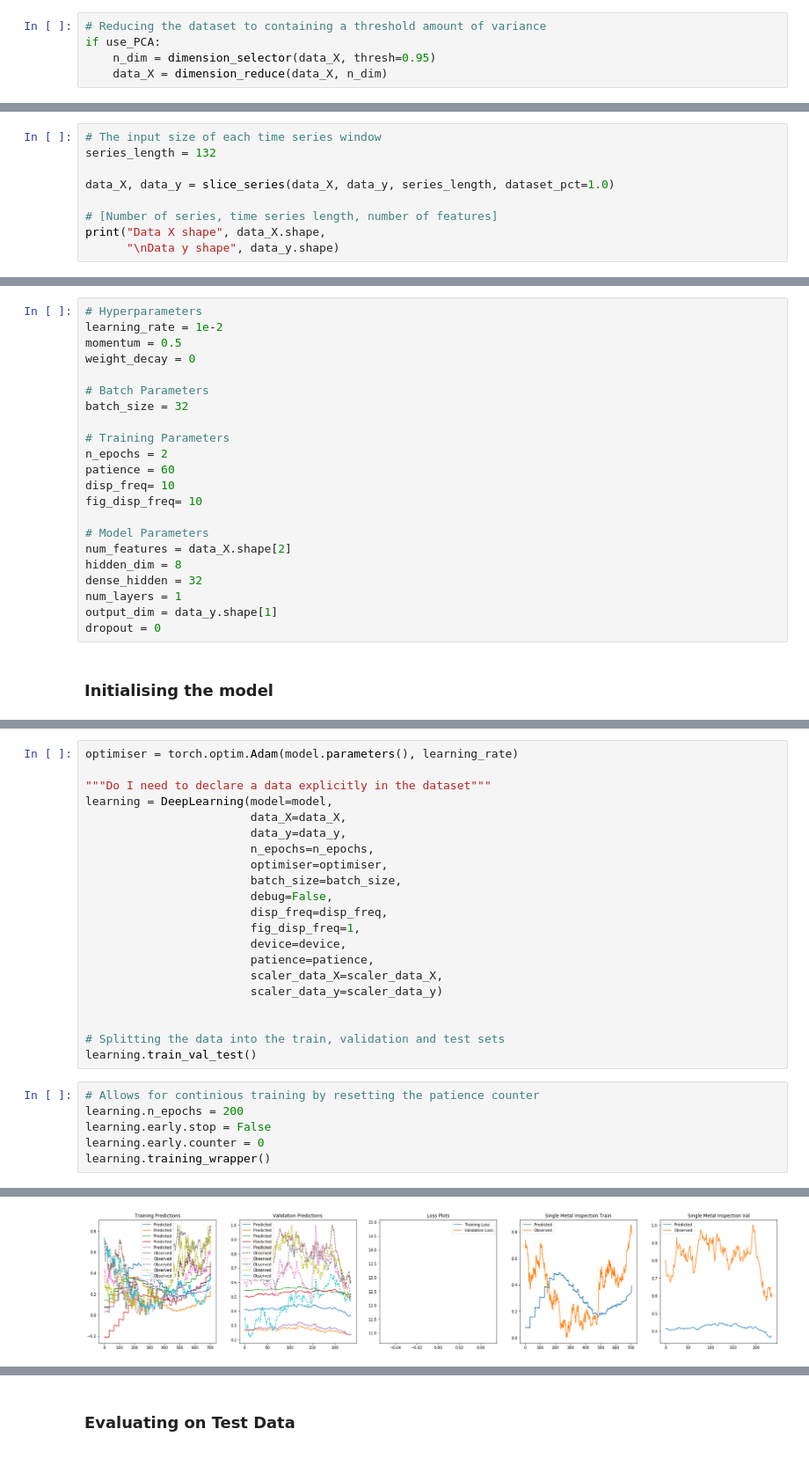
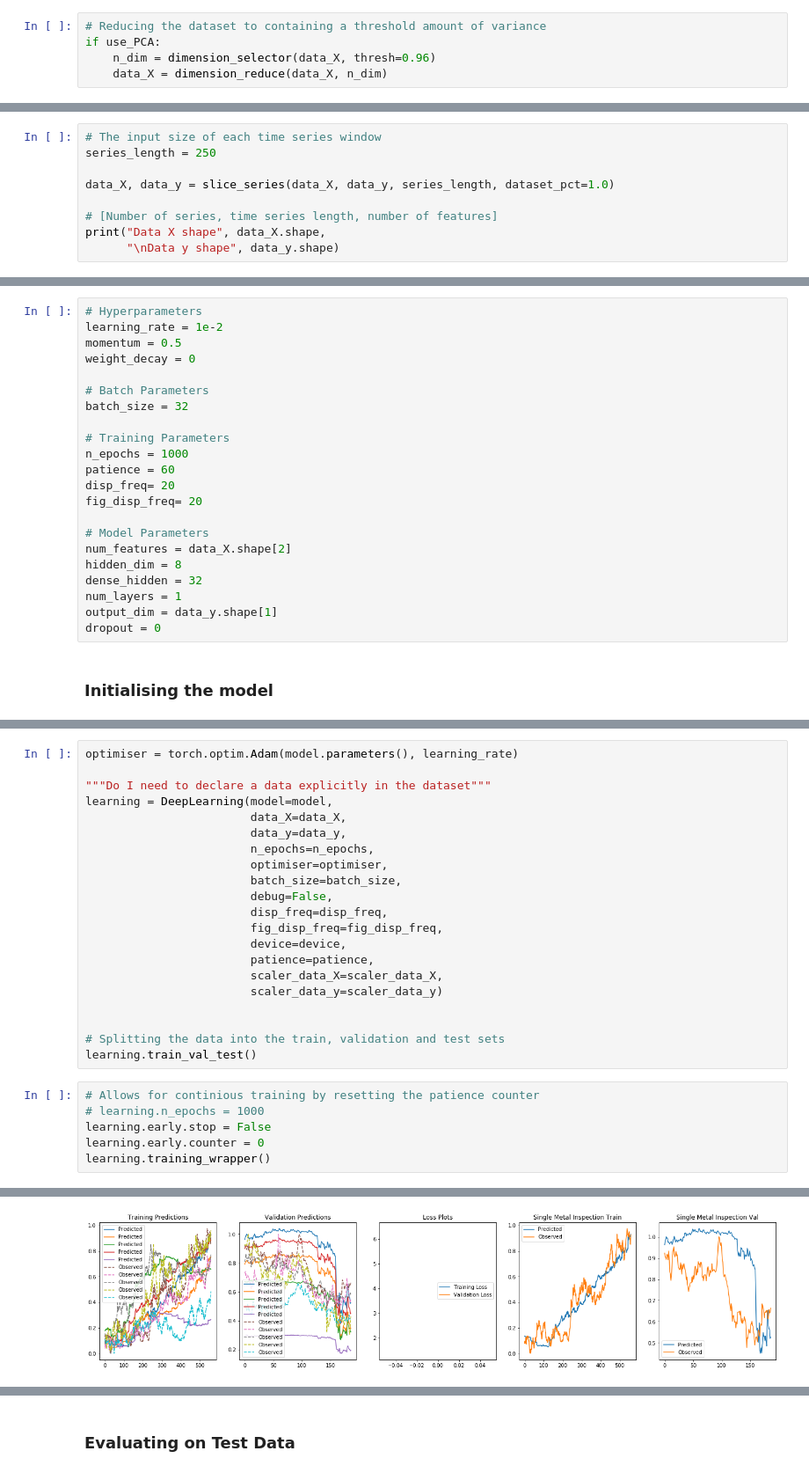
Before and after one commit to msc-acse/acse-9-independent-research-project-OliverJBoom, a Jupyter notebook: Notebooks/Metals Forecaster Multi Task.ipynb, the cells around one changed output, grey strips where cells are left out. Shown at 88% size. Cells and saved outputs as stored; diff of their text form.

```diff
--- a/Notebooks/Metals Forecaster Multi Task.ipynb
+++ b/Notebooks/Metals Forecaster Multi Task.ipynb
@@ -123,7 +123,7 @@ data_y = data_y[forecast_length:, :]
 # %%
 # Reducing the dataset to containing a threshold amount of variance
 if use_PCA:
-    n_dim = dimension_selector(data_X, thresh=0.95)
+    n_dim = dimension_selector(data_X, thresh=0.96)
     data_X = dimension_reduce(data_X, n_dim)
 # %% [output]
 Number of dimensions: 7
@@ -134,7 +134,7 @@ Explained Variance Composition [0.4731094  0.28411277 0.08974061 0.04456996 0.02
 ### Slicing Series into Windows
 # %%
 # The input size of each time series window
-series_length = 132
+series_length = 250
 
 data_X, data_y = slice_series(data_X, data_y, series_length, dataset_pct=1.0)
 
@@ -156,10 +156,10 @@ weight_decay = 0
 batch_size = 32
 
 # Training Parameters
-n_epochs = 2
+n_epochs = 1000
 patience = 60
-disp_freq= 10
-fig_disp_freq= 10
+disp_freq= 20
+fig_disp_freq= 20
 
 # Model Parameters
 num_features = data_X.shape[2]
@@ -212,7 +212,7 @@ learning = DeepLearning(model=model,
                         batch_size=batch_size,
                         debug=False,
                         disp_freq=disp_freq,
-                        fig_disp_freq=1,
+                        fig_disp_freq=fig_disp_freq,
                         device=device,
                         patience=patience,
                         scaler_data_X=scaler_data_X,
@@ -223,7 +223,7 @@ learning = DeepLearning(model=model,
 learning.train_val_test()
 # %%
 # Allows for continious training by resetting the patience counter
-learning.n_epochs = 200
+# learning.n_epochs = 1000
 learning.early.stop = False
 learning.early.counter = 0
 learning.training_wrapper()
@@ -232 +232 @@ Epoch: 0 Train: 10.83276 Val: 14.89628  Time: 1.446  Best Val: 14.89628
-[figure, old version]
+[figure, new version]
```
Also changed, not shown: parts of 6 cells of this notebook, 14 other files.
